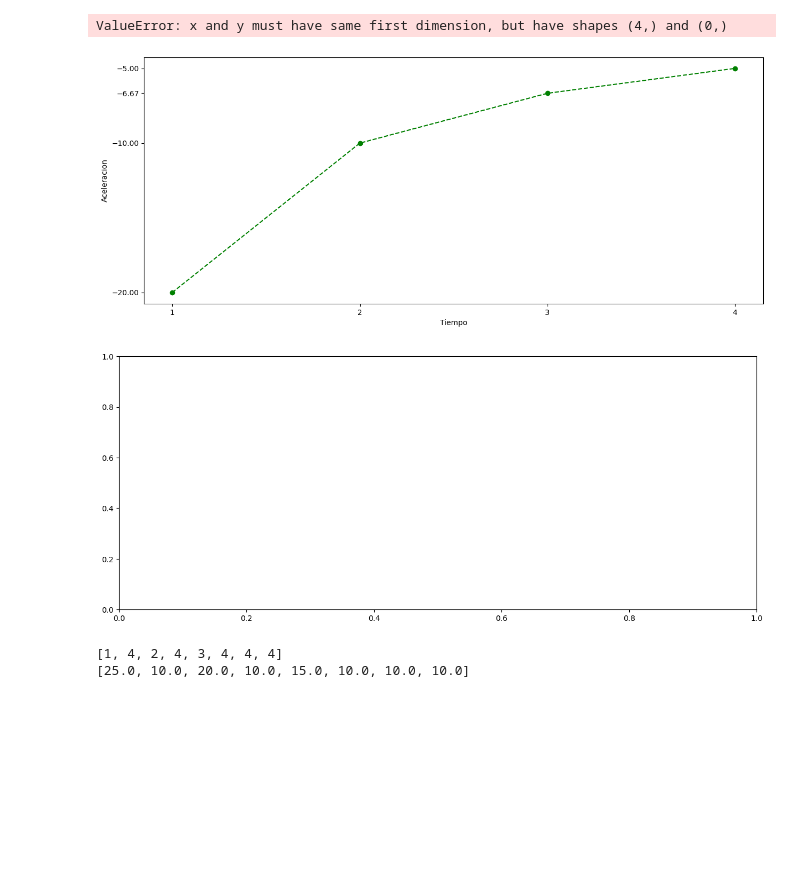
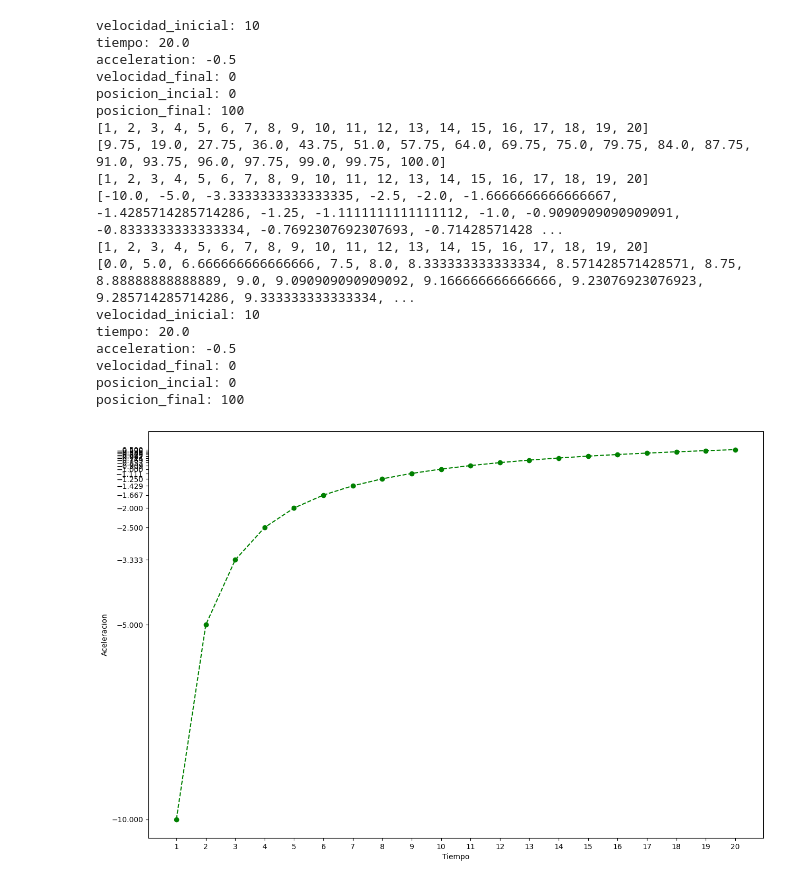
Before and after one commit to Ju4nL/PROYECTO_MRUV_CAF_PY, a Jupyter notebook: Proyecto_Caf.ipynb, the cells around one changed output. Drawn from its saved outputs; the diff is of its cells as text; code cells hidden in the pictures; blank space fills up the shorter version.

```diff
--- a/Proyecto_Caf.ipynb
+++ b/Proyecto_Caf.ipynb
@@ -254,28 +265,35 @@ posicion_final: 0
-# %%
-carrito1.graficar_aceleracion()
-carrito1.graficar_distancia()
-# %% [output]
-ValueError: x and y must have same first dimension, but have shapes (4,) and (0,)
-[figure, removed]
-[figure, removed]
-# %%
-#tiempo calcular para graficar
-tiempo=4
-list_tiempo=[]
-for i in range(1, int(tiempo) + 1):
-       list_tiempo.append(i)
-       list_tiempo.append(tiempo)
-
-velocidad_inicial=30
-acceleration=-5.0
-#tiempo calcular para graficar
-list_velocidad=[]
-for i in list_tiempo:
-        calculo=velocidad_inicial+(acceleration*i)
-        list_velocidad.append(calculo)
-
-print(list_tiempo)
-print(list_velocidad)
-# %% [output]
-[1, 4, 2, 4, 3, 4, 4, 4]
-[25.0, 10.0, 20.0, 10.0, 15.0, 10.0, 10.0, 10.0]
+# %%
+# Supongamos que un objeto se mueve con una velocidad inicial de 10 m/s y se
+# detiene después de recorrer una distancia de 100 metros. Queremos calcular el tiempo que tarda en detenerse.
+carrito2=MRUV(name="Carrito2",velocidad_inicial=10,velocidad_final=0,posicion_final=100)
+carrito2.frm_aceleracion_distancia()
+carrito2.frm_tiempo()
+carrito2.print()
+carrito2.listar_tiempo()
+carrito2.guardar_datos_distancia()
+d=carrito2.guardar_datos_aceleracion()
+carrito2.guardar_datos_velocidad()
+carrito2.graficar_aceleracion()
+carrito2.graficar_distancia()
+carrito2.graficar_velocidad()
+carrito2.print()
+# %% [output]
+velocidad_inicial: 10
+tiempo: 20.0
+acceleration: -0.5
+velocidad_final: 0
+posicion_incial: 0
+posicion_final: 100
+[1, 2, 3, 4, 5, 6, 7, 8, 9, 10, 11, 12, 13, 14, 15, 16, 17, 18, 19, 20]
+[9.75, 19.0, 27.75, 36.0, 43.75, 51.0, 57.75, 64.0, 69.75, 75.0, 79.75, 84.0, 87.75, 91.0, 93.75, 96.0, 97.75, 99.0, 99.75, 100.0]
+[1, 2, 3, 4, 5, 6, 7, 8, 9, 10, 11, 12, 13, 14, 15, 16, 17, 18, 19, 20]
+[-10.0, -5.0, -3.3333333333333335, -2.5, -2.0, -1.6666666666666667, -1.4285714285714286, -1.25, -1.1111111111111112, -1.0, -0.9090909090909091, -0.8333333333333334, -0.7692307692307693, -0.71428571428 ...
+[1, 2, 3, 4, 5, 6, 7, 8, 9, 10, 11, 12, 13, 14, 15, 16, 17, 18, 19, 20]
+[0.0, 5.0, 6.666666666666666, 7.5, 8.0, 8.333333333333334, 8.571428571428571, 8.75, 8.88888888888889, 9.0, 9.090909090909092, 9.166666666666666, 9.23076923076923, 9.285714285714286, 9.333333333333334, ...
+velocidad_inicial: 10
+tiempo: 20.0
+acceleration: -0.5
+velocidad_final: 0
+posicion_incial: 0
+posicion_final: 100
+[figure, added]
```
Also changed, not shown: parts of 9 cells of this notebook, 2 other files.
